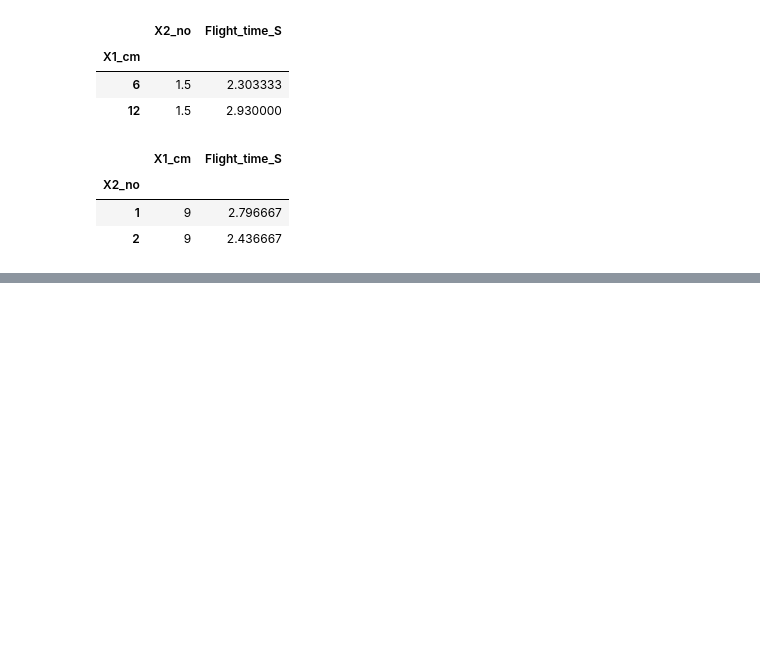
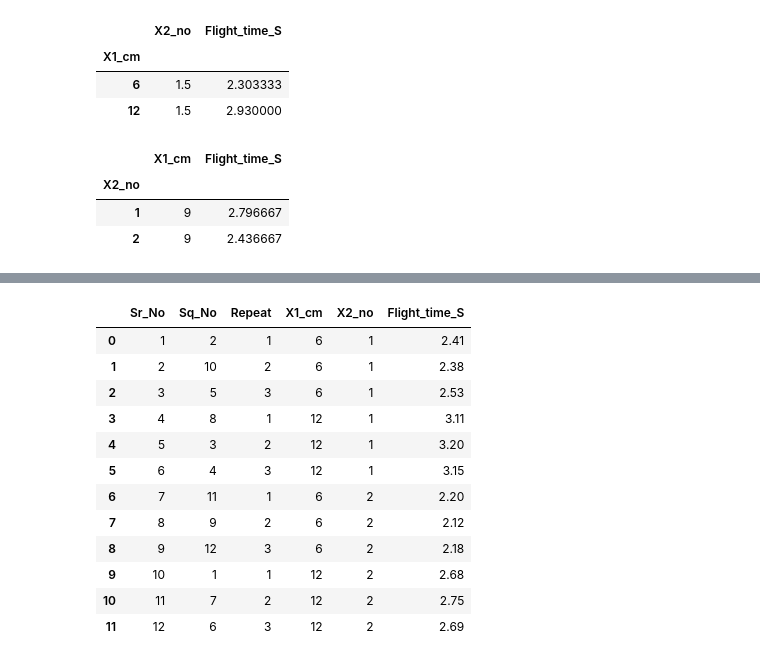
Before and after one commit to sankarsasmal/Python, a Jupyter notebook: Statistics_with_Python_Quickstart.ipynb, the cells around one changed output, grey strips where cells are left out. Drawn from its saved outputs; the diff is of its cells as text; code cells hidden in the pictures; blank space fills up the shorter version.

```diff
--- a/Statistics_with_Python_Quickstart.ipynb
+++ b/Statistics_with_Python_Quickstart.ipynb
@@ -108,3 +108,6 @@ df.groupby(['X2_no']).mean()
 | X2_no |  |  |
 | 1 | 9 | 2.796667 |
 | 2 | 9 | 2.436667 |
+# %%
+from google.colab import files
+uploaded = files.upload()
@@ -110,0 +117,18 @@ df.groupby(['X2_no']).mean()
+# %%
+import io
+df=pd.read_csv(io.BytesIO(uploaded['DOE_Python.csv']))
+df
+# %% [output]
+|  | Sr_No | Sq_No | Repeat | X1_cm | X2_no | Flight_time_S |
+| 0 | 1 | 2 | 1 | 6 | 1 | 2.41 |
+| 1 | 2 | 10 | 2 | 6 | 1 | 2.38 |
+| 2 | 3 | 5 | 3 | 6 | 1 | 2.53 |
+| 3 | 4 | 8 | 1 | 12 | 1 | 3.11 |
+| 4 | 5 | 3 | 2 | 12 | 1 | 3.20 |
+| 5 | 6 | 4 | 3 | 12 | 1 | 3.15 |
+| 6 | 7 | 11 | 1 | 6 | 2 | 2.20 |
+| 7 | 8 | 9 | 2 | 6 | 2 | 2.12 |
+| 8 | 9 | 12 | 3 | 6 | 2 | 2.18 |
+| 9 | 10 | 1 | 1 | 12 | 2 | 2.68 |
+| 10 | 11 | 7 | 2 | 12 | 2 | 2.75 |
+| 11 | 12 | 6 | 3 | 12 | 2 | 2.69 |
```
Also changed, not shown: parts of 4 cells of this notebook.
